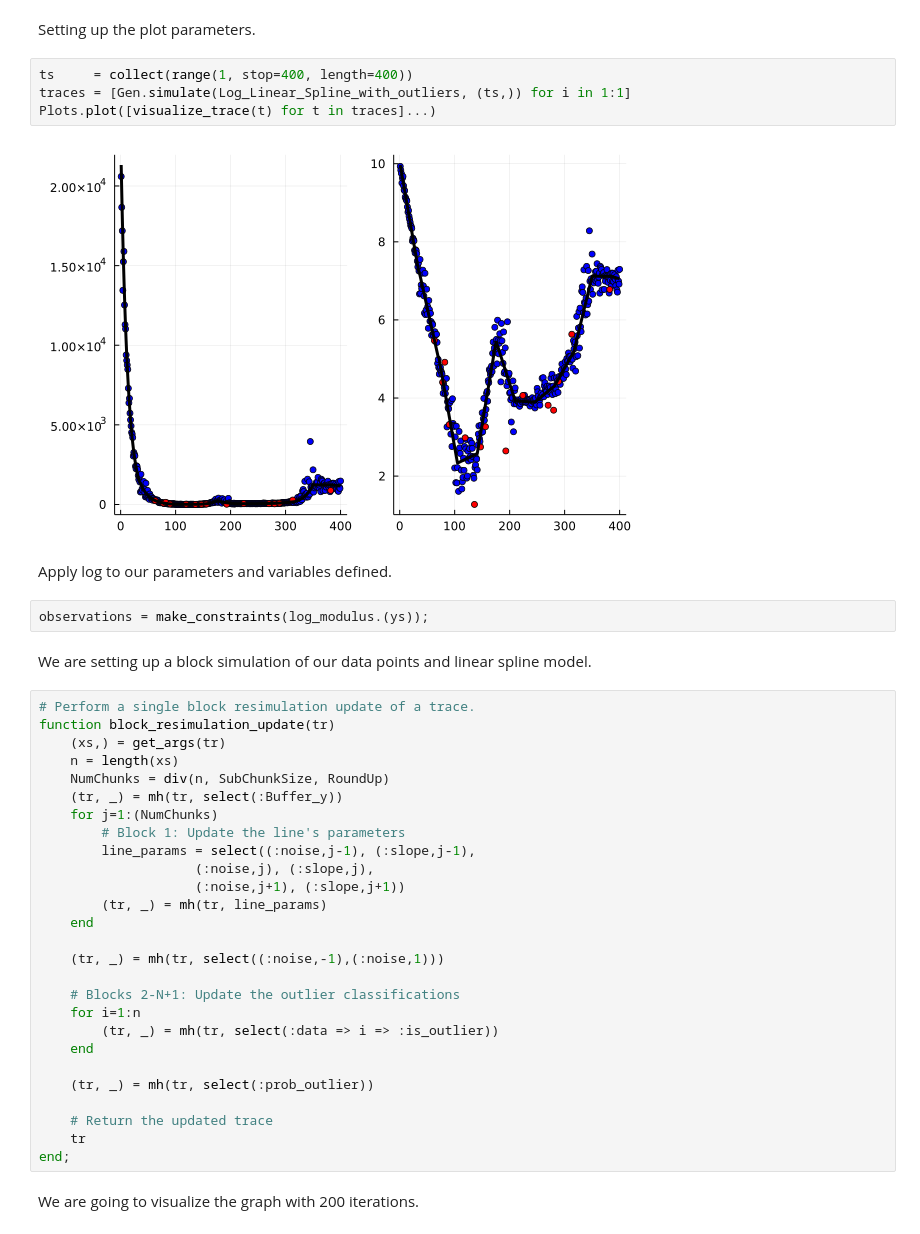
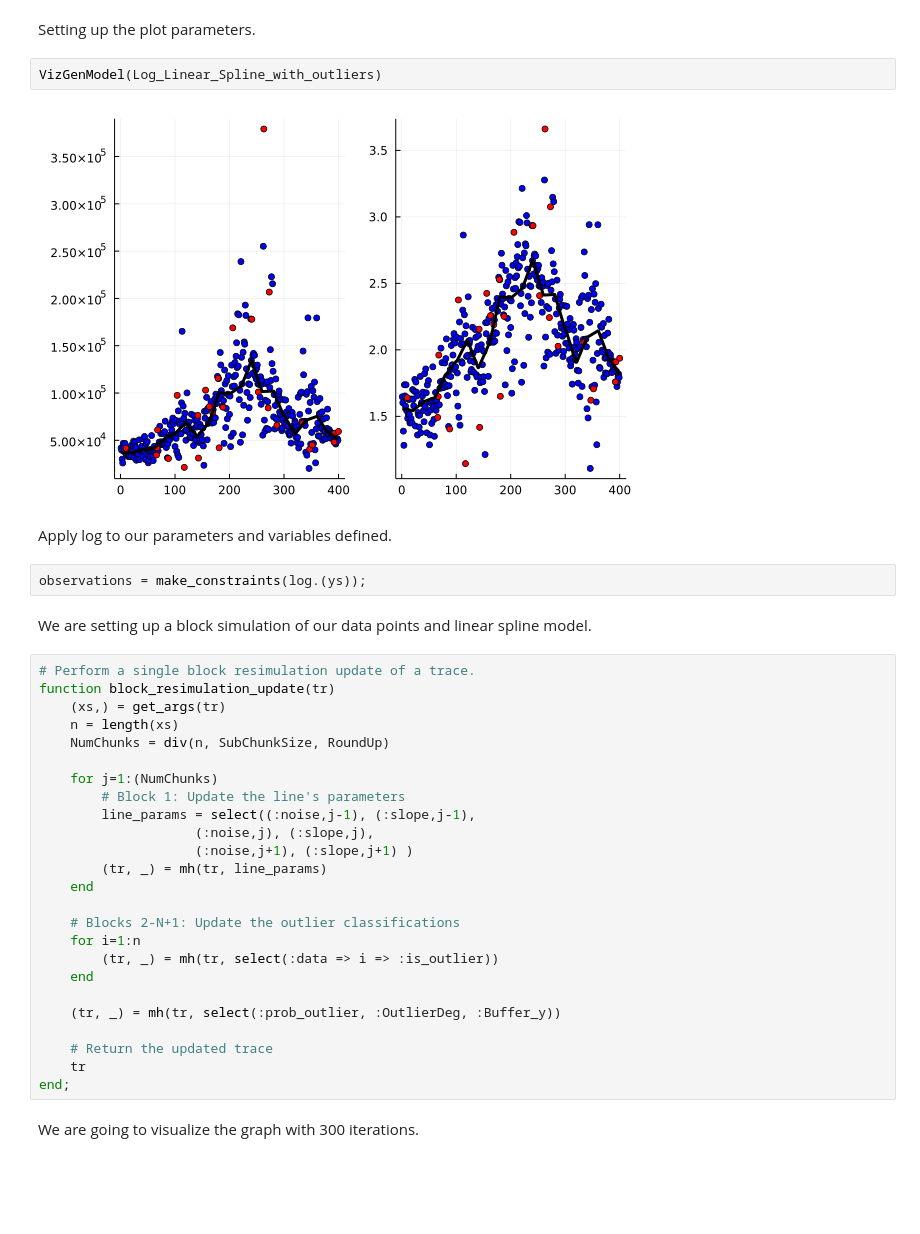
Before and after one commit to UW-Madison-DSI/PPL_OutlierPrediction, a Jupyter notebook: src/step04-linear-log-spline/logLinearSpline.ipynb, the cells around one changed output. Saved outputs shown, nothing was run; the diff lists cells and outputs as text; blank space fills up the shorter version.

```diff
--- a/src/step04-linear-log-spline/logLinearSpline.ipynb
+++ b/src/step04-linear-log-spline/logLinearSpline.ipynb
@@ -111,15 +111,13 @@ end
 # %% [markdown]
 Setting up the plot parameters.
 # %%
-ts     = collect(range(1, stop=400, length=400))
-traces = [Gen.simulate(Log_Linear_Spline_with_outliers, (ts,)) for i in 1:1]
-Plots.plot([visualize_trace(t) for t in traces]...)
+VizGenModel(Log_Linear_Spline_with_outliers)
 # %% [output]
-[figure, old version]
+[figure, new version]
 # %% [markdown]
 Apply log to our parameters and variables defined.
 # %%
-observations = make_constraints(log_modulus.(ys));
+observations = make_constraints(log.(ys));
 # %% [markdown]
 We are setting up a block simulation of our data points and linear spline model.
 # %%
@@ -128,27 +126,25 @@ function block_resimulation_update(tr)
     (xs,) = get_args(tr)
     n = length(xs)
     NumChunks = div(n, SubChunkSize, RoundUp)
-    (tr, _) = mh(tr, select(:Buffer_y))
+
     for j=1:(NumChunks)
         # Block 1: Update the line's parameters
         line_params = select((:noise,j-1), (:slope,j-1),
                     (:noise,j), (:slope,j),
-                    (:noise,j+1), (:slope,j+1))
+                    (:noise,j+1), (:slope,j+1) )
         (tr, _) = mh(tr, line_params)
     end
-
-    (tr, _) = mh(tr, select((:noise,-1),(:noise,1)))
 
     # Blocks 2-N+1: Update the outlier classifications
     for i=1:n
         (tr, _) = mh(tr, select(:data => i => :is_outlier))
     end
 
-    (tr, _) = mh(tr, select(:prob_outlier))
+    (tr, _) = mh(tr, select(:prob_outlier, :OutlierDeg, :Buffer_y))
 
     # Return the updated trace
     tr
 end;
 # %% [markdown]
-We are going to visualize the graph with 200 iterations.
+We are going to visualize the graph with 300 iterations.
 # %%
```
Also changed, not shown: parts of 5 cells of this notebook, 5 other files.
